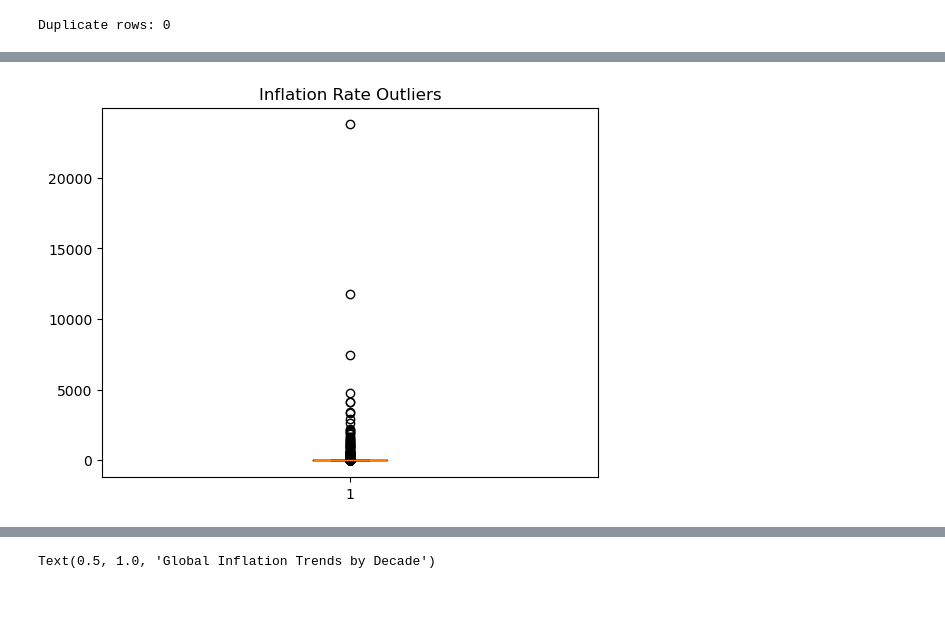
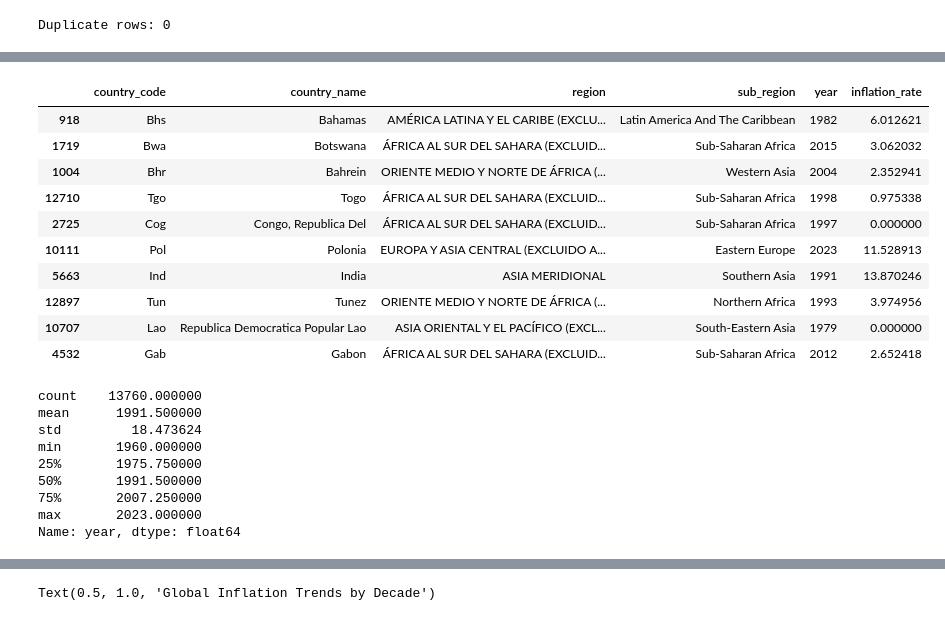
Before and after one commit to Ngoc-Phung75/Project-1, a Jupyter notebook: Main.ipynb, the cells around one changed output, grey strips where cells are left out. Drawn from its saved outputs; the diff is of its cells as text; code cells hidden in the pictures.

```diff
--- a/Main.ipynb
+++ b/Main.ipynb
@@ -178,9 +119,40 @@ Outliers in the 'inflation_rate' column:
-# %%
-#to detect outliers in the 'inflation_rate' column
-import matplotlib.pyplot as plt
-
-plt.boxplot(df["inflation_rate"].dropna())  # Box plot to detect outliers
-plt.title("Inflation Rate Outliers")
-plt.show()
-# %% [output]
-[figure, removed]
+# %%
+import pycountry
+# Function to convert Spanish country names to English
+def translate_country(country_name):
+    try:
+        country = pycountry.countries.lookup(country_name)
+        return country.name  # Returns the English name
+    except LookupError:
+        return country_name  # Return the original name if not found
+
+
+df["country_name"] = df["country_name"].apply(translate_country)
+
+df["country_name"].nunique()
+df.sample(10)
+# %% [output]
+|  | country_code | country_name | region | sub_region | year | inflation_rate |
+| 918 | Bhs | Bahamas | AMÉRICA LATINA Y EL CARIBE (EXCLU... | Latin America And The Caribbean | 1982 | 6.012621 |
+| 1719 | Bwa | Botswana | ÁFRICA AL SUR DEL SAHARA (EXCLUID... | Sub-Saharan Africa | 2015 | 3.062032 |
+| 1004 | Bhr | Bahrein | ORIENTE MEDIO Y NORTE DE ÁFRICA (... | Western Asia | 2004 | 2.352941 |
+| 12710 | Tgo | Togo | ÁFRICA AL SUR DEL SAHARA (EXCLUID... | Sub-Saharan Africa | 1998 | 0.975338 |
+| 2725 | Cog | Congo, Republica Del | ÁFRICA AL SUR DEL SAHARA (EXCLUID... | Sub-Saharan Africa | 1997 | 0.000000 |
+| 10111 | Pol | Polonia | EUROPA Y ASIA CENTRAL (EXCLUIDO A... | Eastern Europe | 2023 | 11.528913 |
+| 5663 | Ind | India | ASIA MERIDIONAL | Southern Asia | 1991 | 13.870246 |
+| 12897 | Tun | Tunez | ORIENTE MEDIO Y NORTE DE ÁFRICA (... | Northern Africa | 1993 | 3.974956 |
+| 10707 | Lao | Republica Democratica Popular Lao | ASIA ORIENTAL Y EL PACÍFICO (EXCL... | South-Eastern Asia | 1979 | 0.000000 |
+| 4532 | Gab | Gabon | ÁFRICA AL SUR DEL SAHARA (EXCLUID... | Sub-Saharan Africa | 2012 | 2.652418 |
+# %%
+year_description = df["year"].describe()
+year_description
+# %% [output]
+count    13760.000000
+mean      1991.500000
+std         18.473624
+min       1960.000000
+25%       1975.750000
+50%       1991.500000
+75%       2007.250000
+max       2023.000000
+Name: year, dtype: float64
```
Also changed, not shown: parts of 28 cells of this notebook.
